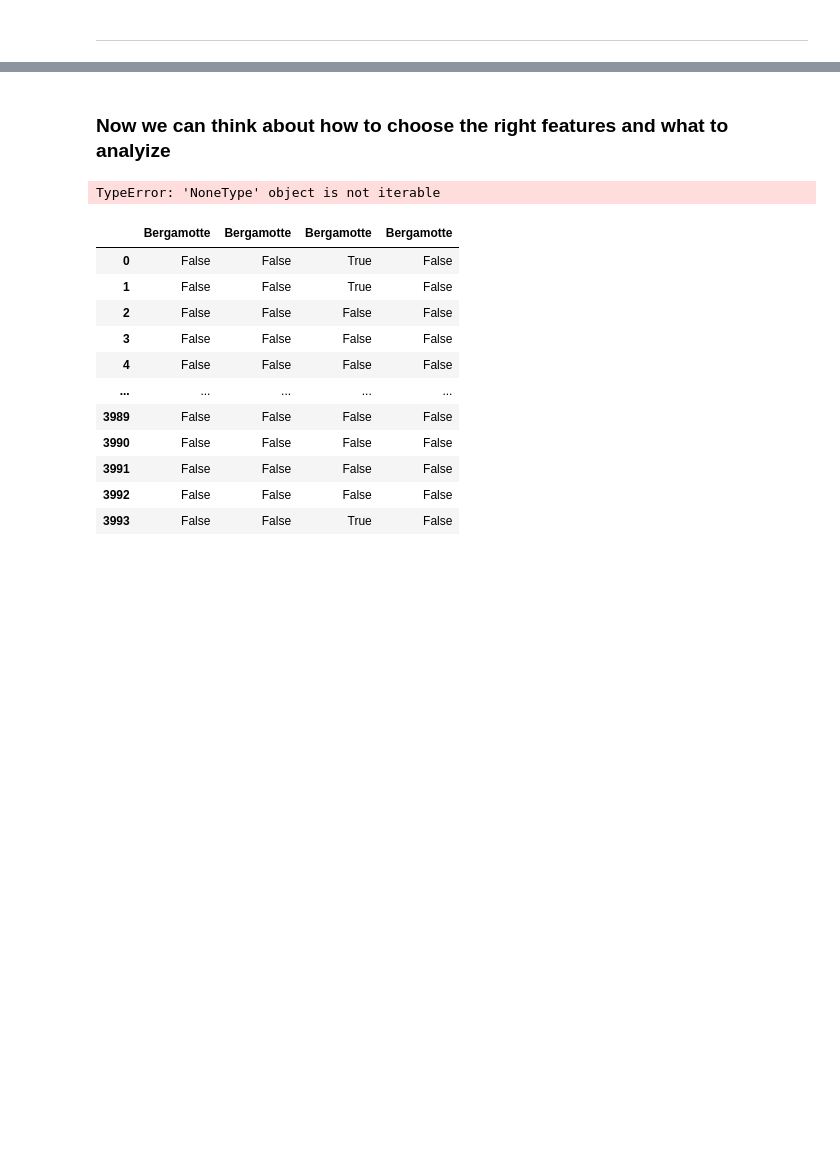
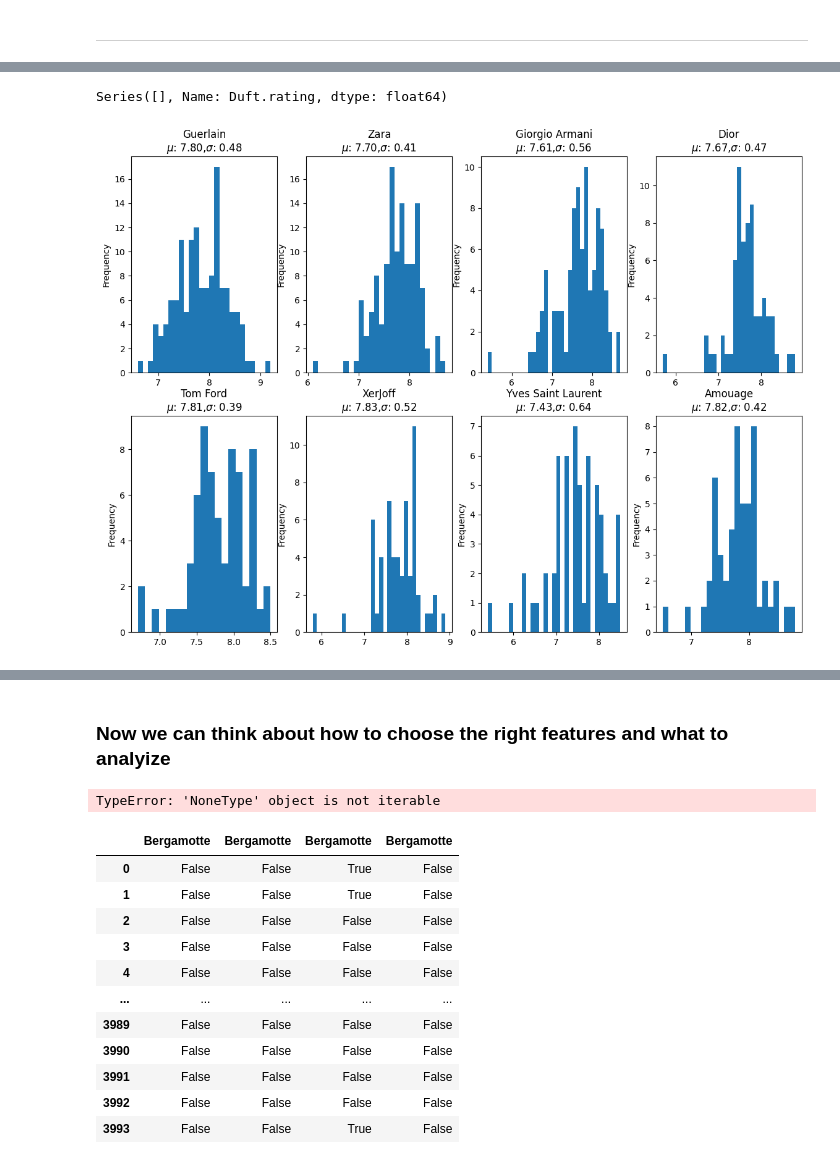
Before and after one commit to hamza1av/Parfumo, a Jupyter notebook: notebook.ipynb, the cells around one changed output, grey strips where cells are left out. Saved outputs shown, nothing was run; the diff lists cells and outputs as text; code cells hidden in the pictures; blank space fills up the shorter version.

```diff
--- a/notebook.ipynb
+++ b/notebook.ipynb
@@ -103,0 +222,45 @@ print(result)
+# %%
+df.loc[df['brand'] == 'Xerjoff', 'Duft.rating'].dropna()
+# %% [output]
+Series([], Name: Duft.rating, dtype: float64)
+# %%
+names = ['Guerlain', 'Zara', 'Giorgio Armani', 'Dior', 'Tom Ford', 'XerJoff', 'Yves Saint Laurent', 'Amouage']
+col_data = {
+    names[0]: np.array(df.loc[df['brand'] == names[0], 'Duft.rating'].dropna()),
+    names[1]: np.array(df.loc[df['brand'] == names[1], 'Duft.rating'].dropna()),
+    names[2]: np.array(df.loc[df['brand'] == names[2], 'Duft.rating'].dropna()),
+    names[3]: np.array(df.loc[df['brand'] == names[3], 'Duft.rating'].dropna()),
+    names[4]: np.array(df.loc[df['brand'] == names[4], 'Duft.rating'].dropna()),
+    names[5]: np.array(df.loc[df['brand'] == names[5], 'Duft.rating'].dropna()),
+    names[6]: np.array(df.loc[df['brand'] == names[6], 'Duft.rating'].dropna()),
+    names[7]: np.array(df.loc[df['brand'] == names[7], 'Duft.rating'].dropna()),
+}
+scent_hist = np.array(df['Duft.rating'].dropna())
+scent_mean = scent_hist.mean()
+scent_std = scent_hist.std()
+
+# Create a 2x2 grid of subplots
+fig, axes = plt.subplots(2, 4, figsize=(14, 10))
+
+# Flatten the axes array to make indexing easier
+axes = axes.flatten()
+
+def get_bins(array):
+    span = array.max() - array.min()
+    bins = int(span*10) + 1
+    return bins
+
+# Plot the histograms in each of the 4 subplots
+# Iterate over the dictionary and plot different entries
+for i, (title, data) in enumerate(col_data.items()):
+    ax = axes[i]
+    ax.hist(data, bins=get_bins(data)) #have as many bins as there are different ratings
+    ax.set_title(f'{title}\n' + r'$\mu$' + f': {data.mean():.2f},' r'$\sigma$' + f': {data.std():.2f}')
+    # ax.set_xlabel(f'rating')
+    ax.set_ylabel('Frequency')
+# Adjust layout for better
+
+# Show the plots
+plt.show()
+# %% [output]
+[figure, added]
```
Also changed, not shown: parts of 23 cells of this notebook, 5 other files.
